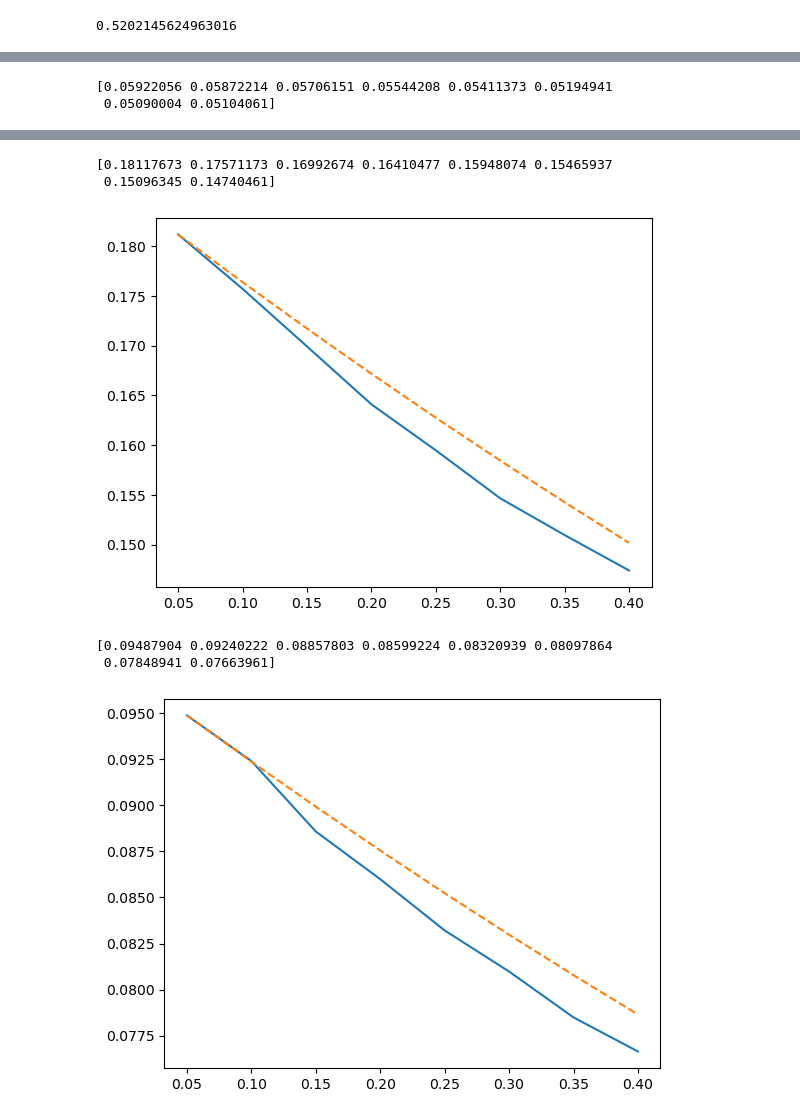
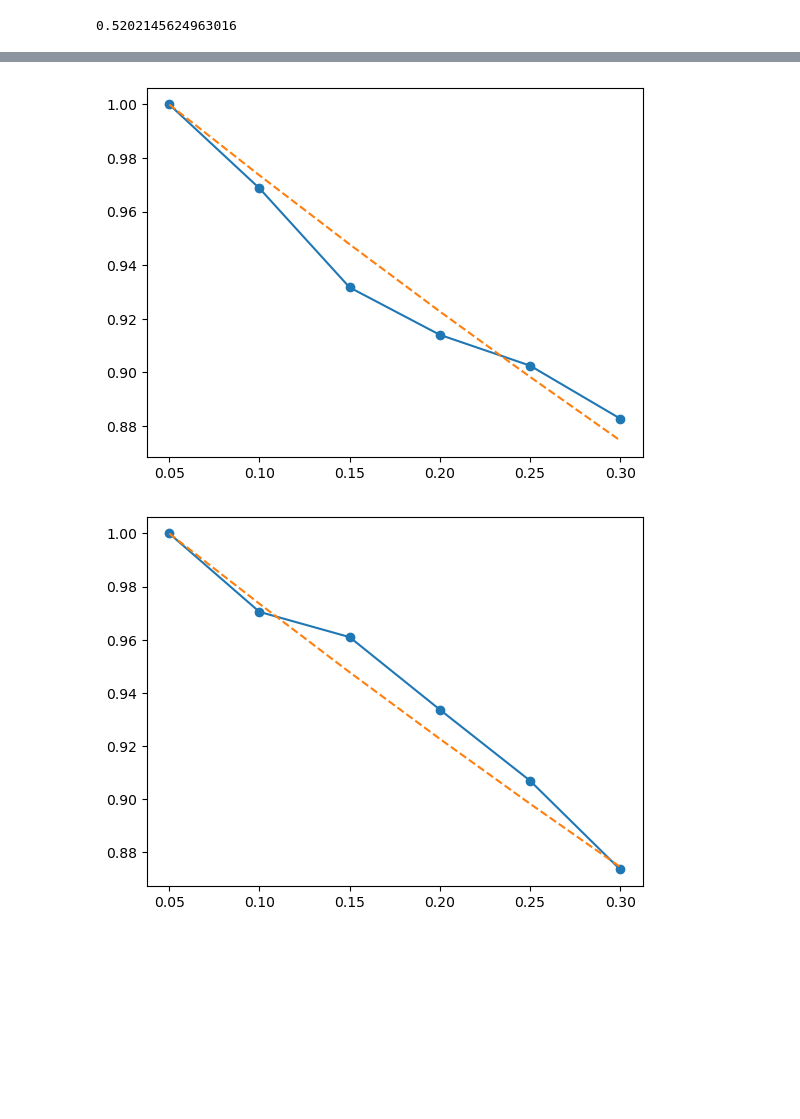
Before and after one commit to gsgall/salamander, a Jupyter notebook: bgk-relax/visualization.ipynb, the cells around one changed output, grey strips where cells are left out. Saved outputs shown, nothing was run; the diff lists cells and outputs as text; code cells hidden in the pictures; blank space fills up the shorter version.

```diff
--- a/bgk-relax/visualization.ipynb
+++ b/bgk-relax/visualization.ipynb
@@ -163,18 +163,18 @@ def multipleRuns(folder, run_start, runs, steps, step_size, T_eq, m):
     return centers, counts, widths, errors
 
 dt = 1e-2
-num_steps = 45
+num_steps = 35
 step_size = 5
 run_start = 0
 times = np.arange(step_size, num_steps, step_size) * dt
 
-centers, counts, widths, errors = multipleRuns("hard_sphere/10x10/400_ppe", 10, 10, num_steps, step_size, T_eq,m )
+centers, counts, widths, errors = multipleRuns("hard_sphere/10x10/distribution/400_ppe", run_start, 10, num_steps, step_size, T_eq,m )
 expected_rate = hard_sphere_relaxation_rate
 #expected_rate =  maxwell_relaxation_rate
 #centers, counts, widths, errors = multipleRuns(".", 1, 100, 5, T_eq,m )
 
 
-fit_index = 5
+fit_index = 0
 rates = np.zeros((3), dtype=float)
 for i in range(3):
     component_errors = errors[i]
@@ -183,7 +183,7 @@ for i in range(3):
     simulated_rate, _ = np.polyfit(times, np.log(mean_error), deg=1)
     rates[i] = np.abs(simulated_rate)
     plt.figure()
-    plt.errorbar(times, mean_error, component_errors.std(axis=1))
+    plt.errorbar(times, mean_error, component_errors.std(axis=1), fmt='-o', capsize=4)
     plt.plot(times, expected,'--', zorder=10)
     plt.show()
 # %% [output]
@@ -240,0 +211,23 @@ errors = compareToAnswer(centers, counts, widths, dt, 5, T_0s, T_eq, m, expected
+# %%
+def compareToAnswer(centers, counts, widths, dt, step_size, T_0s, T_eq, m, relaxation_rate):
+    components = ["x", "y", "z"]
+    errors = np.zeros((3, len(counts)), dtype=float)
+    for i, pdfs in enumerate(counts):
+      for j, (pdf, (T_i0, component)) in enumerate(zip(pdfs, zip(T_0s, components))):
+          t = dt * ((i + 1) * step_size)
+          f_expected = f_analytic(centers, t, T_i0, T_eq, m, relaxation_rate)
+          f_equilibrium = f_M_v(centers, T_eq, m)
+          if i == 0 or i == len(counts) - 1:
+              plt.figure()
+              plt.plot(centers, f_equilibrium, 'k--', label='Equilibrium')
+              plt.plot(centers, f_expected, '--', label='Actual')
+              plt.plot(centers, pdf, '-.', label='Simulated')
+              plt.ylabel("PDF (s/m)")
+              plt.xlabel("velocity (m/s)")
+              plt.title(f"Step: {(i + 1) * step_size}, Component: {component}")
+              plt.legend()
+              plt.show()
+
+          errors[j][i] = np.linalg.norm(pdf - f_equilibrium)
+    return errors
+other_errors = compareToAnswer(centers, counts, widths, dt, 5, T_0s, T_eq, m, expected_rate)
@@ -241,13 +241,10 @@ errors = compareToAnswer(centers, counts, widths, dt, 5, T_0s, T_eq, m, expected
 # %%
-
+fit_index = 5
 for i in range(3):
-    component_error = errors[i]
-    expected = component_error[0] * np.exp( - expected_rate * (times - times[0]))
-    print(component_error)
+    component_error = other_errors[i] / other_errors[i][0]
+    expected = np.exp( - expected_rate * (times - times[0]))
     plt.figure()
-    plt.plot(times, component_error)
+    plt.plot(times, component_error, '-o')
     plt.plot(times, expected, '--')
     plt.show()
 # %% [output]
-[0.05922056 0.05872214 0.05706151 0.05544208 0.05411373 0.05194941
- 0.05090004 0.05104061]
@@ -255,6 +252,2 @@ for i in range(3):
-[0.18117673 0.17571173 0.16992674 0.16410477 0.15948074 0.15465937
- 0.15096345 0.14740461]
-[figure, old version]
+[figure, new version]
-[0.09487904 0.09240222 0.08857803 0.08599224 0.08320939 0.08097864
- 0.07848941 0.07663961]
-[figure, old version]
+[figure, new version]
```
Also changed, not shown: parts of 6 cells of this notebook, 26 other files.
